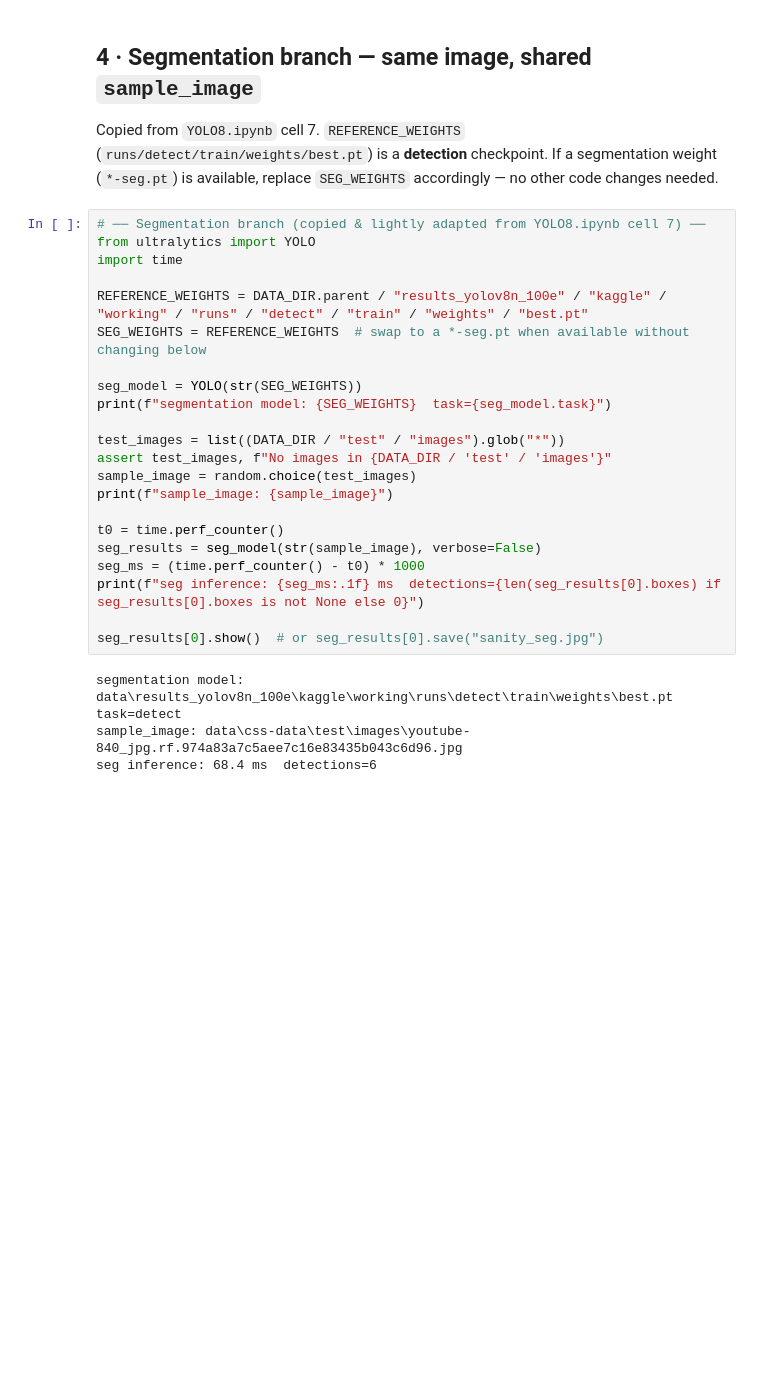
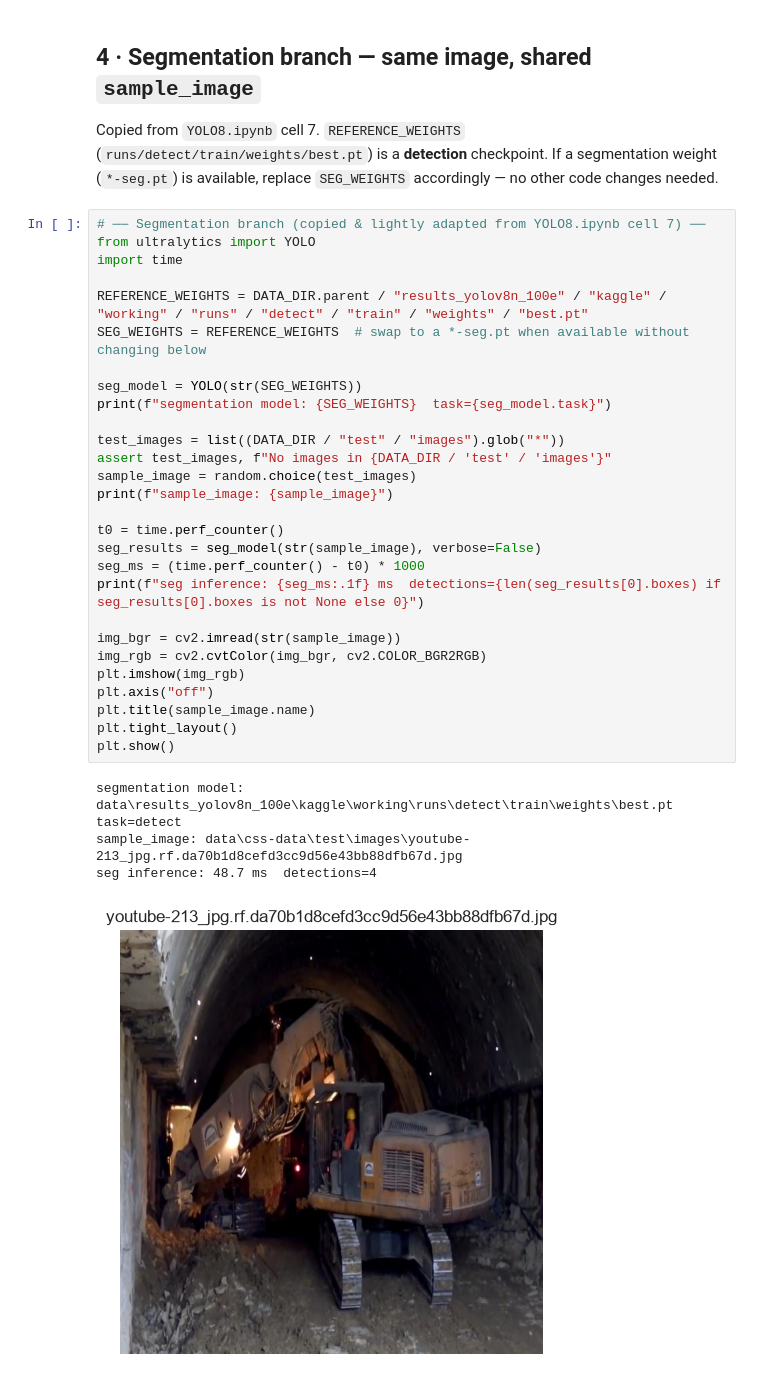
Before and after one commit to rif42/P0-safety, a Jupyter notebook: yolo-pose.ipynb, the cells around one changed output. Cells and saved outputs as stored; diff of their text form; blank space fills up the shorter version.

```diff
--- a/yolo-pose.ipynb
+++ b/yolo-pose.ipynb
@@ -116,26 +116,33 @@ Copied from `YOLO8.ipynb` cell 7. `REFERENCE_WEIGHTS` (`runs/detect/train/weight
 # %%
 # ── Segmentation branch (copied & lightly adapted from YOLO8.ipynb cell 7) ──
 from ultralytics import YOLO
 import time
 
 REFERENCE_WEIGHTS = DATA_DIR.parent / "results_yolov8n_100e" / "kaggle" / "working" / "runs" / "detect" / "train" / "weights" / "best.pt"
 SEG_WEIGHTS = REFERENCE_WEIGHTS  # swap to a *-seg.pt when available without changing below
 
 seg_model = YOLO(str(SEG_WEIGHTS))
 print(f"segmentation model: {SEG_WEIGHTS}  task={seg_model.task}")
 
 test_images = list((DATA_DIR / "test" / "images").glob("*"))
 assert test_images, f"No images in {DATA_DIR / 'test' / 'images'}"
 sample_image = random.choice(test_images)
 print(f"sample_image: {sample_image}")
 
 t0 = time.perf_counter()
 seg_results = seg_model(str(sample_image), verbose=False)
 seg_ms = (time.perf_counter() - t0) * 1000
 print(f"seg inference: {seg_ms:.1f} ms  detections={len(seg_results[0].boxes) if seg_results[0].boxes is not None else 0}")
 
-seg_results[0].show()  # or seg_results[0].save("sanity_seg.jpg")
+img_bgr = cv2.imread(str(sample_image))
+img_rgb = cv2.cvtColor(img_bgr, cv2.COLOR_BGR2RGB)
+plt.imshow(img_rgb)
+plt.axis("off")
+plt.title(sample_image.name)
+plt.tight_layout()
+plt.show()
 # %% [output]
 segmentation model: data\results_yolov8n_100e\kaggle\working\runs\detect\train\weights\best.pt  task=detect
-sample_image: data\css-data\test\images\youtube-840_jpg.rf.974a83a7c5aee7c16e83435b043c6d96.jpg
-seg inference: 68.4 ms  detections=6
+sample_image: data\css-data\test\images\youtube-213_jpg.rf.da70b1d8cefd3cc9d56e43bb88dfb67d.jpg
+seg inference: 48.7 ms  detections=4
+[figure, added]
```
Also changed, not shown: parts of 11 cells of this notebook, 4 other files.
